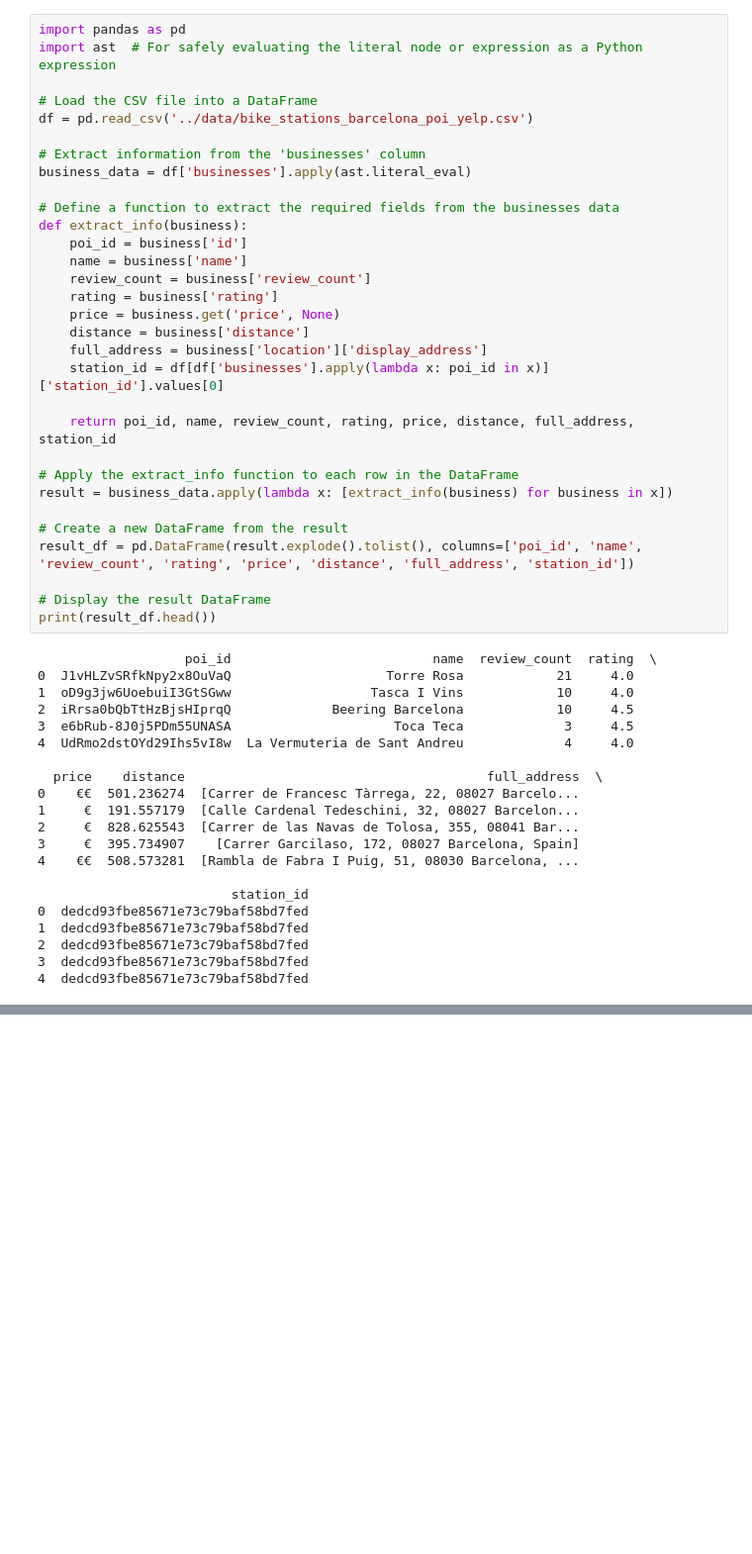
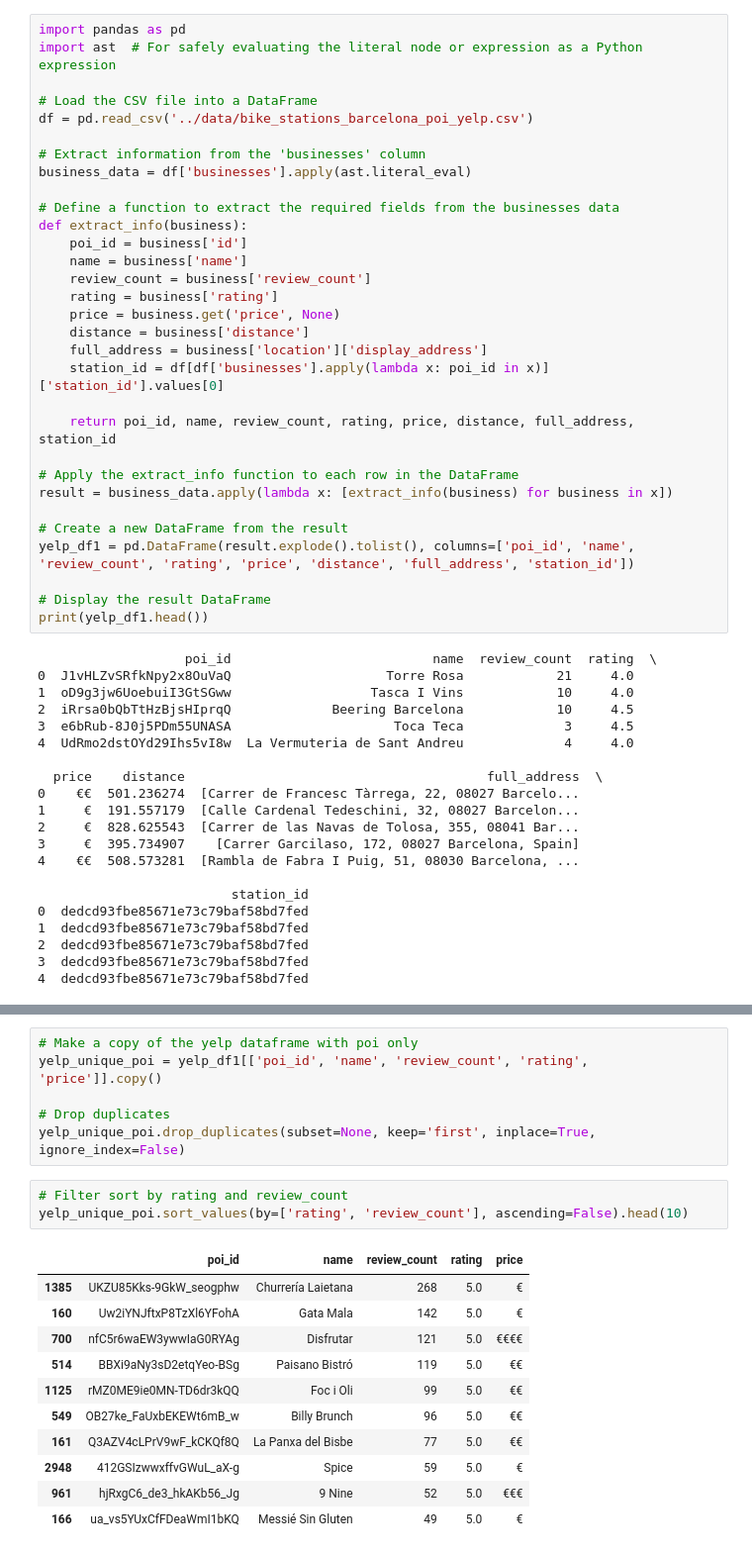
Before and after one commit to gu12934/-LHL-Statistical-Modelling-Project, a Jupyter notebook: notebooks/yelp_foursquare_EDA1.ipynb, the cells around one changed output, grey strips where cells are left out. Shown at 99% size. Drawn from its saved outputs; the diff is of its cells as text; blank space fills up the shorter version.

Commit message:
finish part 2 and move on to join data

```diff
--- a/notebooks/yelp_foursquare_EDA1.ipynb
+++ b/notebooks/yelp_foursquare_EDA1.ipynb
@@ -415,10 +415,10 @@ def extract_info(business):
 result = business_data.apply(lambda x: [extract_info(business) for business in x])
 
 # Create a new DataFrame from the result
-result_df = pd.DataFrame(result.explode().tolist(), columns=['poi_id', 'name', 'review_count', 'rating', 'price', 'distance', 'full_address', 'station_id'])
+yelp_df1 = pd.DataFrame(result.explode().tolist(), columns=['poi_id', 'name', 'review_count', 'rating', 'price', 'distance', 'full_address', 'station_id'])
 
 # Display the result DataFrame
-print(result_df.head())
+print(yelp_df1.head())
 # %% [output]
                    poi_id                          name  review_count  rating  \
 0  J1vHLZvSRfkNpy2x8OuVaQ                    Torre Rosa            21     4.0
@@ -475,0 +483,21 @@ Yelp results
+# %%
+# Make a copy of the yelp dataframe with poi only
+yelp_unique_poi = yelp_df1[['poi_id', 'name', 'review_count', 'rating', 'price']].copy()
+
+# Drop duplicates
+yelp_unique_poi.drop_duplicates(subset=None, keep='first', inplace=True, ignore_index=False)
+# %%
+# Filter sort by rating and review_count
+yelp_unique_poi.sort_values(by=['rating', 'review_count'], ascending=False).head(10)
+# %% [output]
+|  | poi_id | name | review_count | rating | price |
+| 1385 | UKZU85Kks-9GkW_seogphw | Churrería Laietana | 268 | 5.0 | € |
+| 160 | Uw2iYNJftxP8TzXl6YFohA | Gata Mala | 142 | 5.0 | € |
+| 700 | nfC5r6waEW3ywwIaG0RYAg | Disfrutar | 121 | 5.0 | €€€€ |
+| 514 | BBXi9aNy3sD2etqYeo-BSg | Paisano Bistró | 119 | 5.0 | €€ |
+| 1125 | rMZ0ME9ie0MN-TD6dr3kQQ | Foc i Oli | 99 | 5.0 | €€ |
+| 549 | OB27ke_FaUxbEKEWt6mB_w | Billy Brunch | 96 | 5.0 | €€ |
+| 161 | Q3AZV4cLPrV9wF_kCKQf8Q | La Panxa del Bisbe | 77 | 5.0 | €€ |
+| 2948 | 412GSIzwwxffvGWuL_aX-g | Spice | 59 | 5.0 | € |
+| 961 | hjRxgC6_de3_hkAKb56_Jg | 9 Nine | 52 | 5.0 | €€€ |
+| 166 | ua_vs5YUxCfFDeaWmI1bKQ | Messié Sin Gluten | 49 | 5.0 | € |
```
Also changed, not shown: parts of 8 cells of this notebook.
